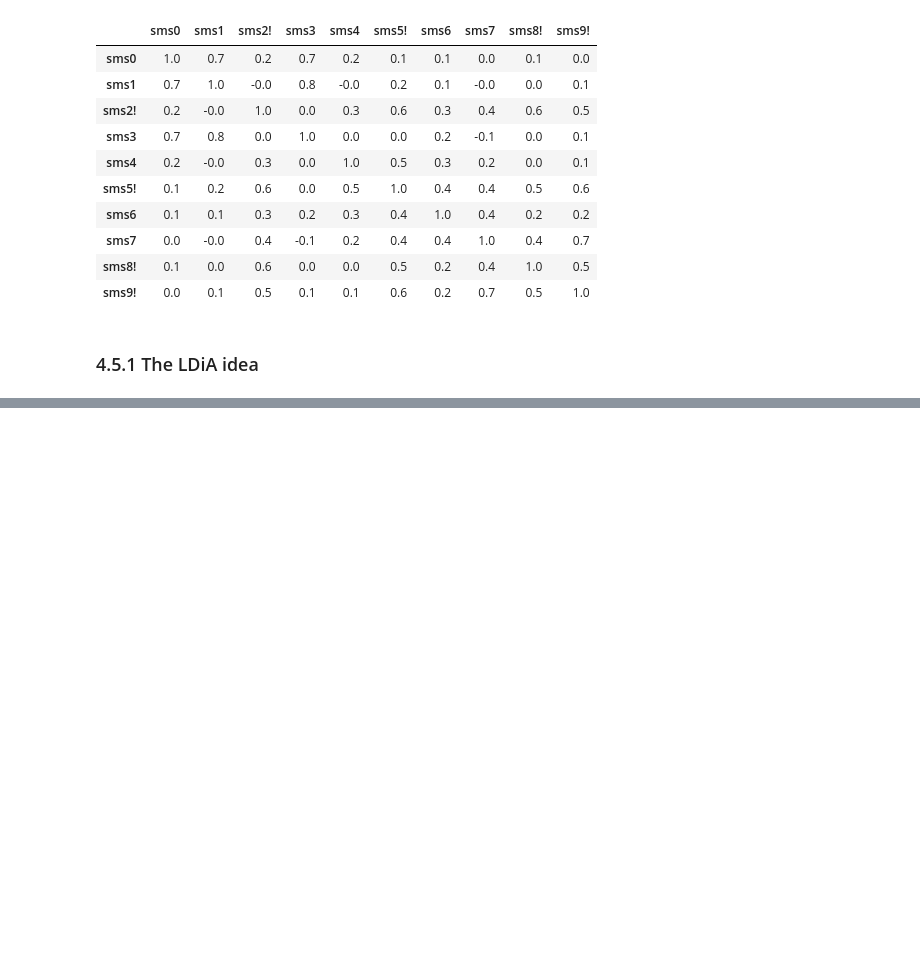
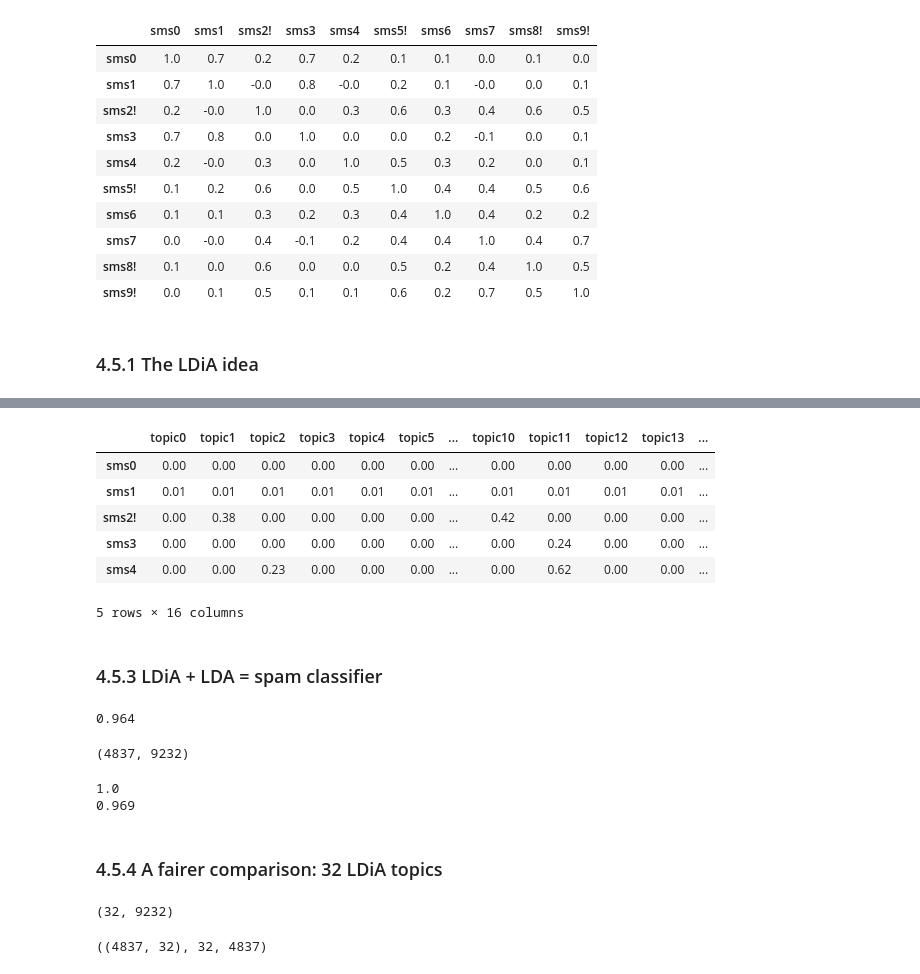
Before and after one commit to deacona/nlpia, a Jupyter notebook: src/nlpia/book/examples/ch04_examples.ipynb, the cells around one changed output, grey strips where cells are left out. Drawn from its saved outputs; the diff is of its cells as text; code cells hidden in the pictures; blank space fills up the shorter version.

```diff
--- a/src/nlpia/book/examples/ch04_examples.ipynb
+++ b/src/nlpia/book/examples/ch04_examples.ipynb
@@ -465,0 +552,62 @@ svd_topic_vectors.iloc[:10].dot(svd_topic_vectors.iloc[:10].T).round(1)
+# %%
+ldia16_topic_vectors = ldia.transform(bow_docs)
+ldia16_topic_vectors = pd.DataFrame(ldia16_topic_vectors,\
+    index=index, columns=columns)
+ldia16_topic_vectors.round(2).head()
+# %% [output]
+|  | topic0 | topic1 | topic2 | topic3 | topic4 | topic5 | ... | topic10 | topic11 | topic12 | topic13 | ... |
+| sms0 | 0.00 | 0.00 | 0.00 | 0.00 | 0.00 | 0.00 | ... | 0.00 | 0.00 | 0.00 | 0.00 | ... |
+| sms1 | 0.01 | 0.01 | 0.01 | 0.01 | 0.01 | 0.01 | ... | 0.01 | 0.01 | 0.01 | 0.01 | ... |
+| sms2! | 0.00 | 0.38 | 0.00 | 0.00 | 0.00 | 0.00 | ... | 0.42 | 0.00 | 0.00 | 0.00 | ... |
+| sms3 | 0.00 | 0.00 | 0.00 | 0.00 | 0.00 | 0.00 | ... | 0.00 | 0.24 | 0.00 | 0.00 | ... |
+| sms4 | 0.00 | 0.00 | 0.23 | 0.00 | 0.00 | 0.00 | ... | 0.00 | 0.62 | 0.00 | 0.00 | ... |
+5 rows × 16 columns
+# %% [markdown]
+### 4.5.3 LDiA + LDA = spam classifier
+# %%
+from sklearn.model_selection import train_test_split
+from sklearn.discriminant_analysis import LinearDiscriminantAnalysis as LDA
+
+X_train, X_test, y_train, y_test = train_test_split(pca_topic_vectors, sms.spam.astype(int), test_size=0.5, random_state=271828)
+lda = LDA(n_components=1)
+lda = lda.fit(X_train, y_train)
+sms['pca16_spam'] = lda.predict(pca_topic_vectors)
+round(float(lda.score(X_test, y_test)), 3)
+# %% [output]
+0.964
+# %%
+from sklearn.feature_extraction.text import TfidfVectorizer
+from nltk.tokenize.casual import casual_tokenize
+
+tfidf_model = TfidfVectorizer(tokenizer=casual_tokenize)
+tfidf_docs = tfidf_model.fit_transform(\
+    raw_documents=sms.text).toarray()
+tfidf_docs.shape
+# %% [output]
+(4837, 9232)
+# %%
+X_train, X_test, y_train, y_test = train_test_split(tfidf_docs, sms.spam.astype(int), test_size=0.5, random_state=271828)
+
+lda = LDA(n_components=1)
+lda = lda.fit(X_train, y_train)
+
+print(round(float(lda.score(X_train, y_train)), 3))
+print(round(float(lda.score(X_test, y_test)), 3))
+# %% [output]
+1.0
+0.969
+# %% [markdown]
+### 4.5.4 A fairer comparison: 32 LDiA topics
+# %%
+ldia32 = LDiA(n_components=32, learning_method="batch")
+ldia32 = ldia32.fit(bow_docs)
+ldia32.components_.shape
+# %% [output]
+(32, 9232)
+# %%
+ldia32_topic_vectors = ldia32.transform(bow_docs)
+columns32 = ["topic{}".format(i) for i in range(ldia32.n_components)]
+
+ldia32_topic_vectors.shape, len(columns32), len(index)
+# %% [output]
+((4837, 32), 32, 4837)
```
Also changed, not shown: parts of 28 cells of this notebook.
